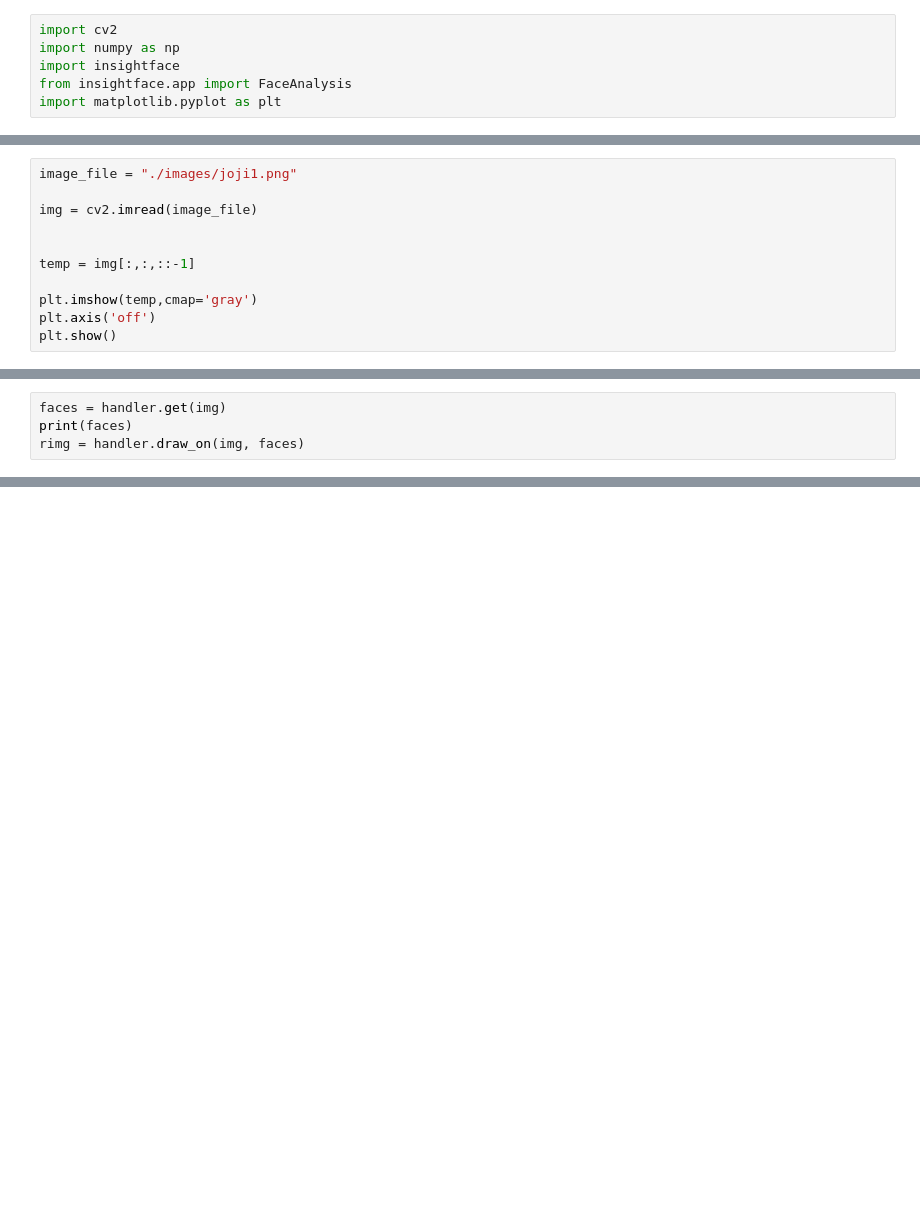
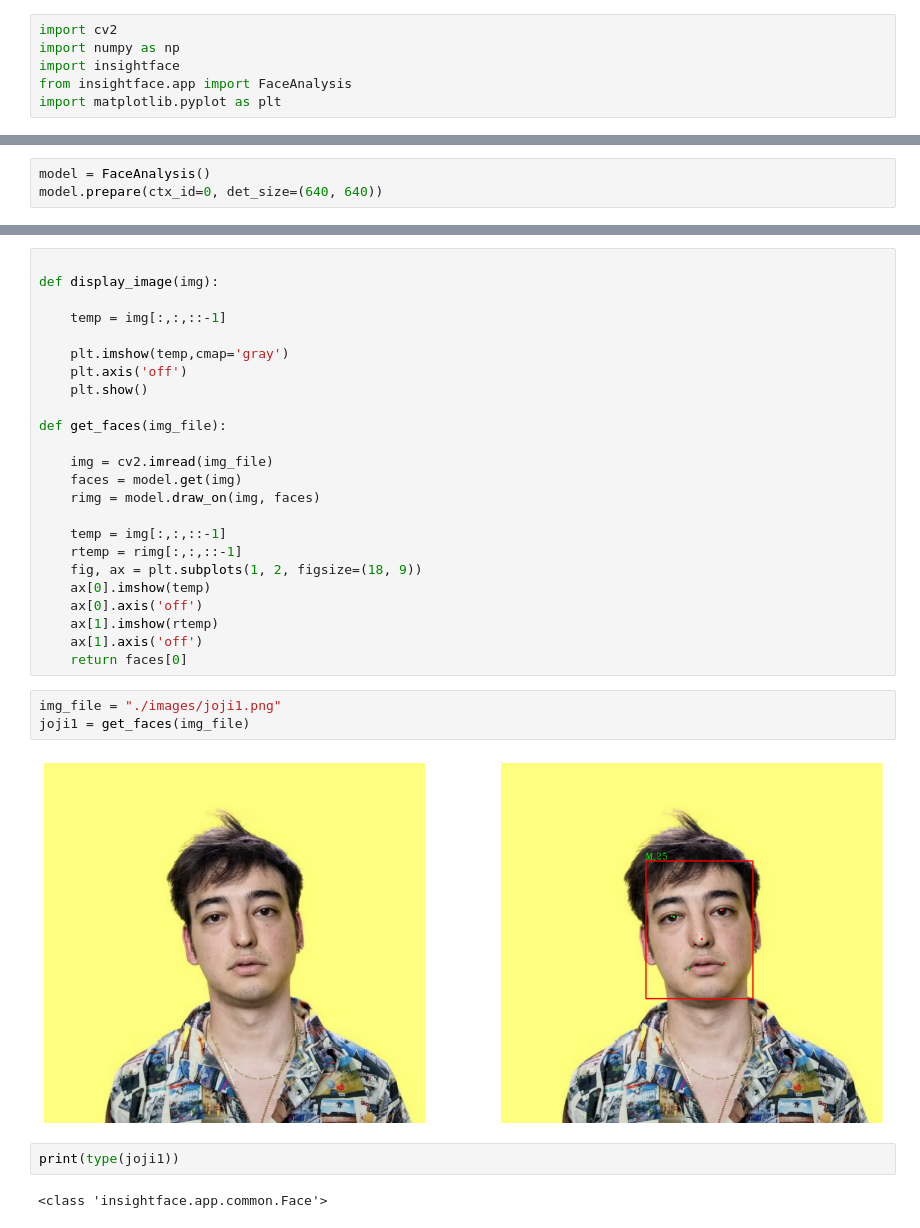
Before and after one commit to soccerbro421/insight-practice, a Jupyter notebook: recognition.ipynb, the cells around one changed output, grey strips where cells are left out. Drawn from its saved outputs; the diff is of its cells as text; blank space fills up the shorter version.

```diff
--- a/recognition.ipynb
+++ b/recognition.ipynb
@@ -12,11 +6,0 @@ Applied providers: ['CPUExecutionProvider'], with options: {'CPUExecutionProvide
-# %%
-image_file = "./images/joji1.png"
-
-img = cv2.imread(image_file)
-
-
-temp = img[:,:,::-1]
-
-plt.imshow(temp,cmap='gray')
-plt.axis('off')
-plt.show()
@@ -25,4 +6,0 @@ plt.show()
-# %%
-faces = handler.get(img)
-print(faces)
-rimg = handler.draw_on(img, faces)
@@ -30,0 +7,3 @@ TypeError: ArcFaceONNX.get() missing 1 required positional argument: 'face'
+# %%
+model = FaceAnalysis()
+model.prepare(ctx_id=0, det_size=(640, 640))
@@ -30,0 +22,33 @@ TypeError: ArcFaceONNX.get() missing 1 required positional argument: 'face'
+# %%
+
+def display_image(img):
+
+    temp = img[:,:,::-1]
+
+    plt.imshow(temp,cmap='gray')
+    plt.axis('off')
+    plt.show()
+
+def get_faces(img_file):
+
+    img = cv2.imread(img_file)
+    faces = model.get(img)
+    rimg = model.draw_on(img, faces)
+
+    temp = img[:,:,::-1]
+    rtemp = rimg[:,:,::-1]
+    fig, ax = plt.subplots(1, 2, figsize=(18, 9))
+    ax[0].imshow(temp)
+    ax[0].axis('off')
+    ax[1].imshow(rtemp)
+    ax[1].axis('off')
+    return faces[0]
+# %%
+img_file = "./images/joji1.png"
+joji1 = get_faces(img_file)
+# %% [output]
+[figure, added]
+# %%
+print(type(joji1))
+# %% [output]
+<class 'insightface.app.common.Face'>
```
Also changed, not shown: parts of 8 cells of this notebook, 2 other files.
